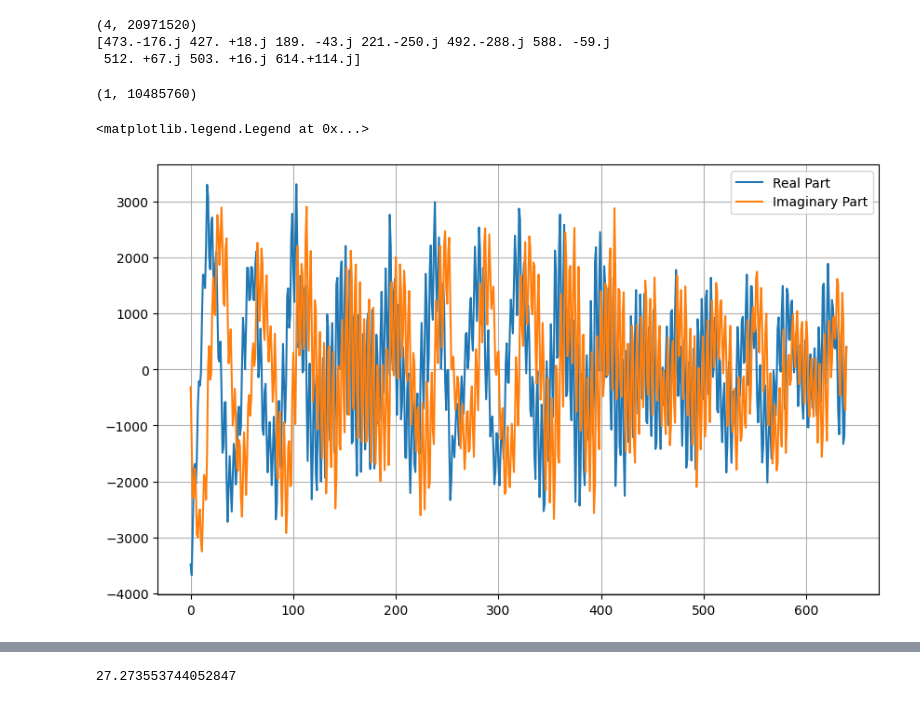
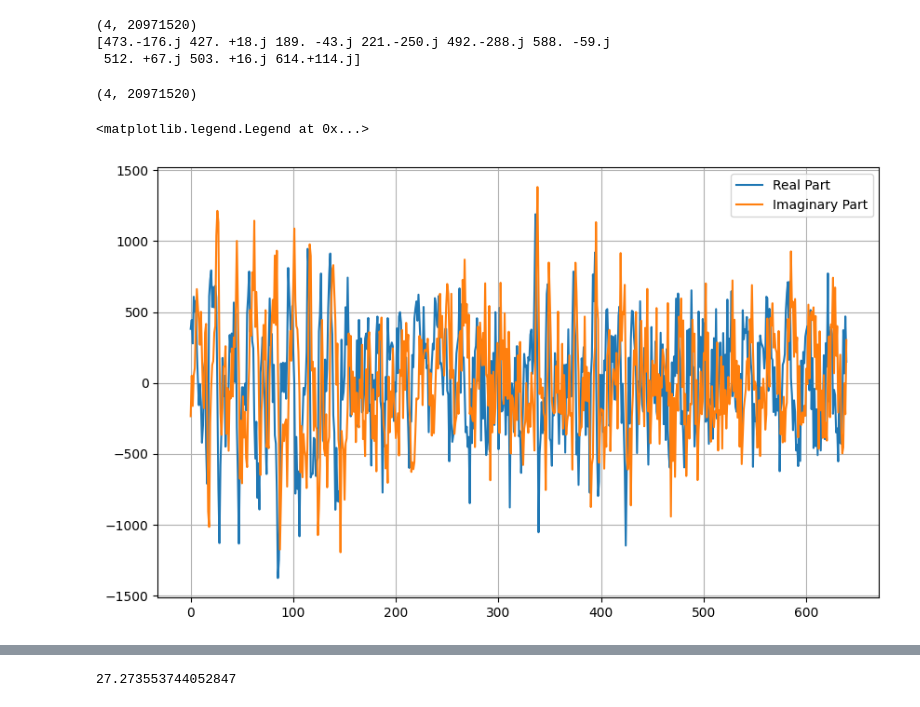
Before and after one commit to manavjeetsingh/mmWaveDataExtraction, a Jupyter notebook: rawDataProcessing4Rx2TxHighRes.ipynb, the cells around one changed output, grey strips where cells are left out. Cells and saved outputs as stored; diff of their text form; code cells hidden in the pictures.

```diff
--- a/rawDataProcessing4Rx2TxHighRes.ipynb
+++ b/rawDataProcessing4Rx2TxHighRes.ipynb
@@ -9,7 +11,7 @@ from dcalib import read_dca1000
 # fileName="Sitting1Tx1Rx/static_sitting_no_breathing3.bin"
 # fileName="Sitting1Tx1Rx/nothing.bin"
 # fileName="11_30/11_30_highres_nomovement_nobreathing_59cm_1.bin"
-fileName="12_8_2Tx4Rx/highres_nomovement_nobreathing_60cm_1.bin"
+fileName=f"{path_to_folder}12_8_2Tx4Rx/highres_nomovement_nobreathing_60cm_1.bin"
 # fileName="11_30_1Tx4Rx/11_30_highres_nomovement_nobreathing_60cm_4_Raw_0.bin"
 num_samples=640
 dca_out=read_dca1000(fileName,num_adc_samples = 640, num_adc_bits = 16, num_rx=4)
@@ -90,6 +96,43 @@ print(dca_out[0][1:10])
 (4, 20971520)
 [473.-176.j 427. +18.j 189. -43.j 221.-250.j 492.-288.j 588. -59.j
  512. +67.j 503. +16.j 614.+114.j]
+# %%
+import numpy as np
+
+def separate_tdm_mimo(data, num_tx=2):
+    """
+    Separate TDM-MIMO chirps into a data cube.
+
+    Parameters:
+    -----------
+    data : np.ndarray
+        Shape (num_rx, num_chirps_total)
+    num_tx : int
+        Number of transmit antennas (2 for AWR1843)
+
+    Returns:
+    --------
+    data_cube : np.ndarray
+        Shape (num_tx, num_rx, num_chirps_per_tx)
+    """
+
+    num_rx, num_chirps_total = data.shape
+    assert num_chirps_total % num_tx == 0, "Chirps not divisible by num_tx"
+
+    chirps_per_tx = num_chirps_total // num_tx
+
+    data_cube = np.zeros((num_tx, num_rx, chirps_per_tx), dtype=data.dtype)
+
+    for tx in range(num_tx):
+        data_cube[tx] = data[:, tx::num_tx]
+
+    return data_cube
+
+dca_out_2Tx = separate_tdm_mimo(dca_out, num_tx=2)
+
+print(dca_out.shape)
+# %% [output]
+(4, 20971520)
 # %%
 # dca_out2=np.zeros((dca_out.shape[0],dca_out.shape[0]//2),dtype=complex)
 # dca_out2=dca_out[:,0::2]
@@ -98,20 +141,19 @@ dca_out_merged= beamform_to_angle(dca_out, 5)
 # %%
-dca_out_merged.shape
+# dca_out_merged.shape
-# %% [output]
-(1, 10485760)
 # %%
 # Time domain
 plt.figure(figsize=(10, 6))
 chirp=1
 # data=dca_out[0][chirp*num_samples:(chirp+1)*num_samples]
-data=dca_out_merged[0][chirp*num_samples:(chirp+1)*num_samples]
+# data=dca_out_merged[0][chirp*num_samples:(chirp+1)*num_samples]
+data=dca_out_2Tx[0][0][chirp*num_samples:(chirp+1)*num_samples]
 # data=dca_out2[0][chirp*num_samples:(chirp+1)*num_samples:1]
 real=data.real
 complex_data=data.imag
 plt.plot(real,'-',label='Real Part')
 plt.plot(complex_data,'-',label='Imaginary Part')
 plt.grid()
 plt.legend()
 # %% [output]
 <matplotlib.legend.Legend at 0x...>
-[figure, old version]
+[figure, new version]
```
Also changed, not shown: parts of 11 cells of this notebook, 4 other files.
